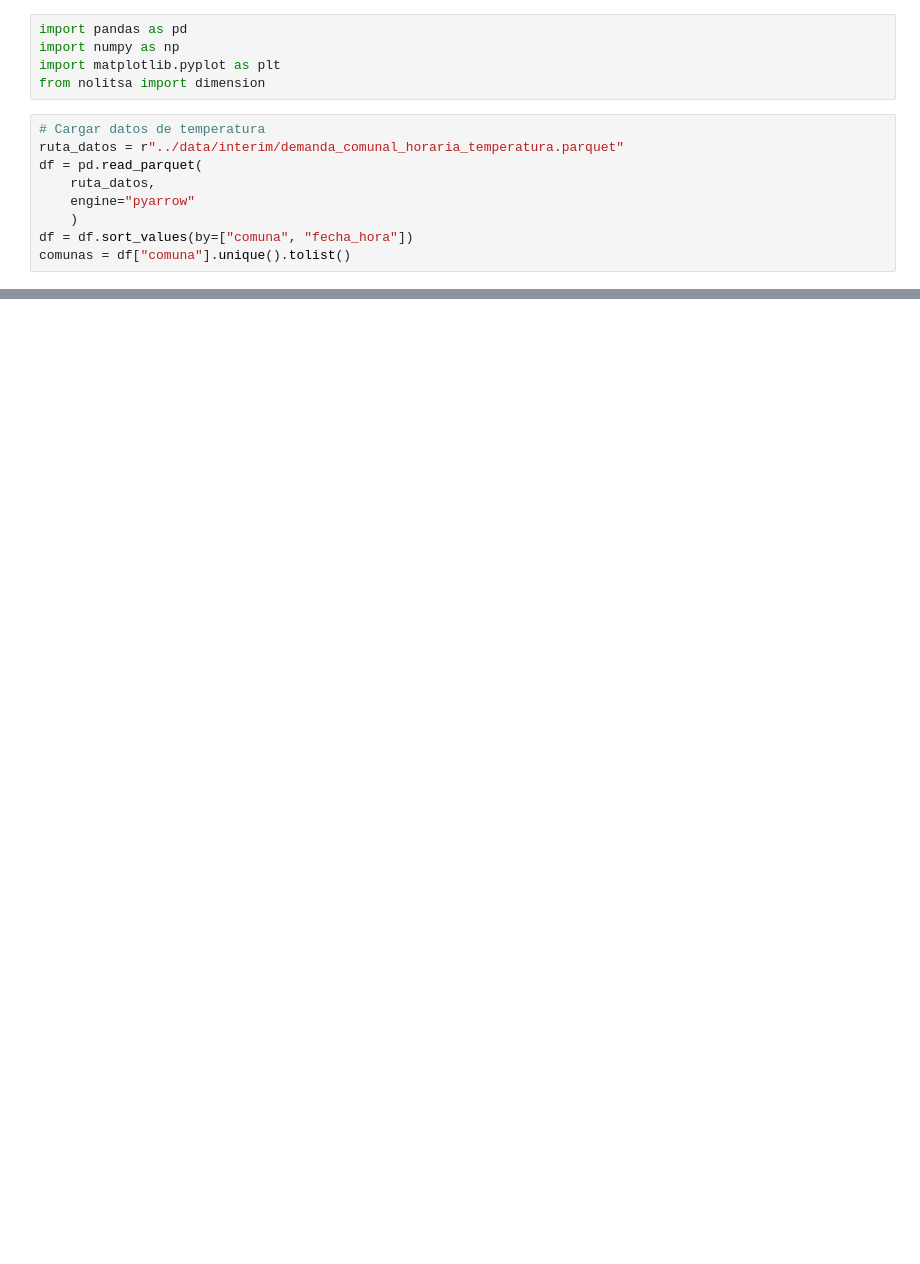
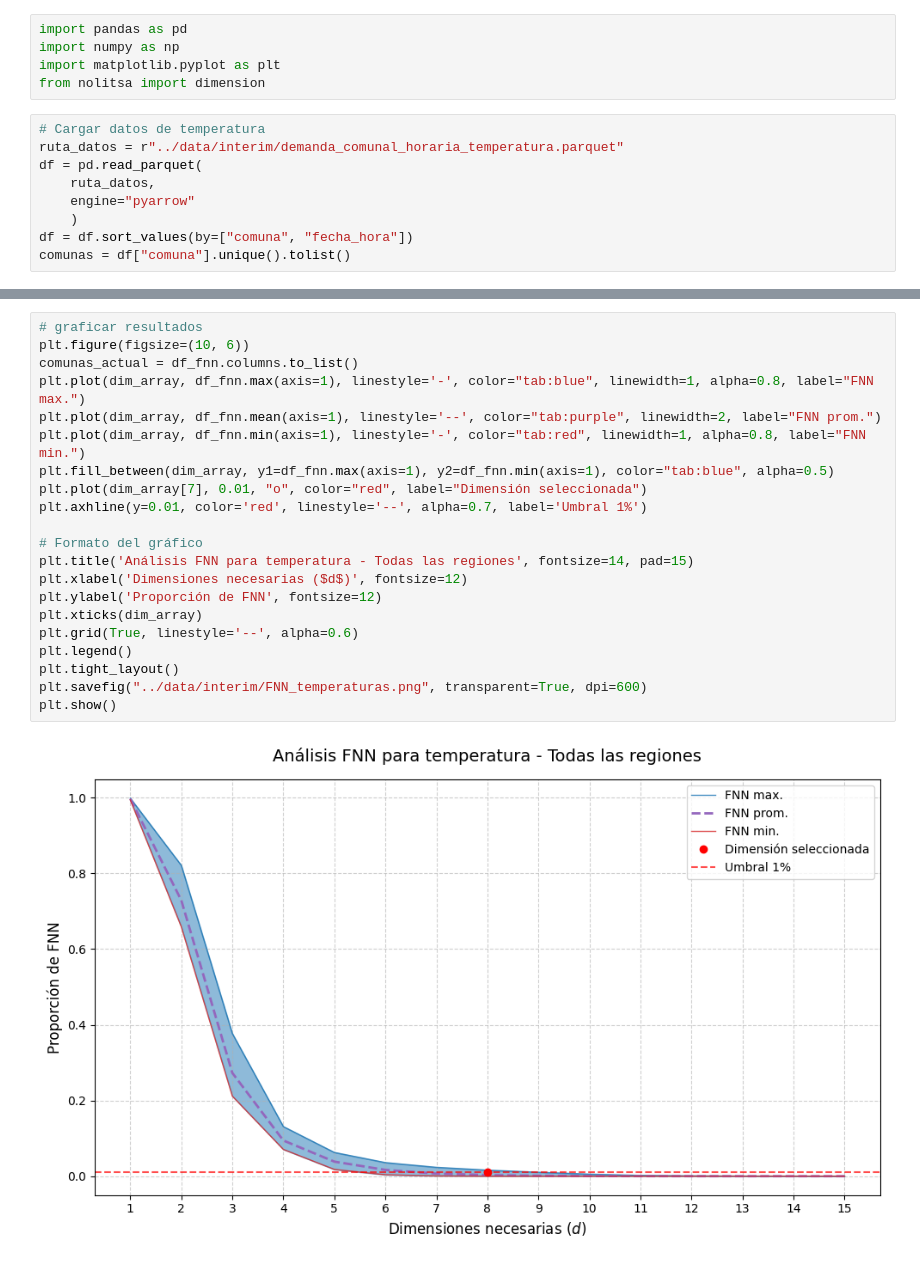
Before and after one commit to FCR-CSET-Merlin/MERLIN_EDM, a Jupyter notebook: prototipo_2/notebooks/lags_temperatura.ipynb, the cells around one changed output, grey strips where cells are left out. Cells and saved outputs as stored; diff of their text form; blank space fills up the shorter version.

```diff
--- a/prototipo_2/notebooks/lags_temperatura.ipynb
+++ b/prototipo_2/notebooks/lags_temperatura.ipynb
@@ -91,0 +92,23 @@ plt.show()
+# %%
+# graficar resultados
+plt.figure(figsize=(10, 6))
+comunas_actual = df_fnn.columns.to_list()
+plt.plot(dim_array, df_fnn.max(axis=1), linestyle='-', color="tab:blue", linewidth=1, alpha=0.8, label="FNN max.")
+plt.plot(dim_array, df_fnn.mean(axis=1), linestyle='--', color="tab:purple", linewidth=2, label="FNN prom.")
+plt.plot(dim_array, df_fnn.min(axis=1), linestyle='-', color="tab:red", linewidth=1, alpha=0.8, label="FNN min.")
+plt.fill_between(dim_array, y1=df_fnn.max(axis=1), y2=df_fnn.min(axis=1), color="tab:blue", alpha=0.5)
+plt.plot(dim_array[7], 0.01, "o", color="red", label="Dimensión seleccionada")
+plt.axhline(y=0.01, color='red', linestyle='--', alpha=0.7, label='Umbral 1%')
+
+# Formato del gráfico
+plt.title('Análisis FNN para temperatura - Todas las regiones', fontsize=14, pad=15)
+plt.xlabel('Dimensiones necesarias ($d$)', fontsize=12)
+plt.ylabel('Proporción de FNN', fontsize=12)
+plt.xticks(dim_array)
+plt.grid(True, linestyle='--', alpha=0.6)
+plt.legend()
+plt.tight_layout()
+plt.savefig("../data/interim/FNN_temperaturas.png", transparent=True, dpi=600)
+plt.show()
+# %% [output]
+[figure, added]
```
Also changed, not shown: parts of 2 cells of this notebook.
